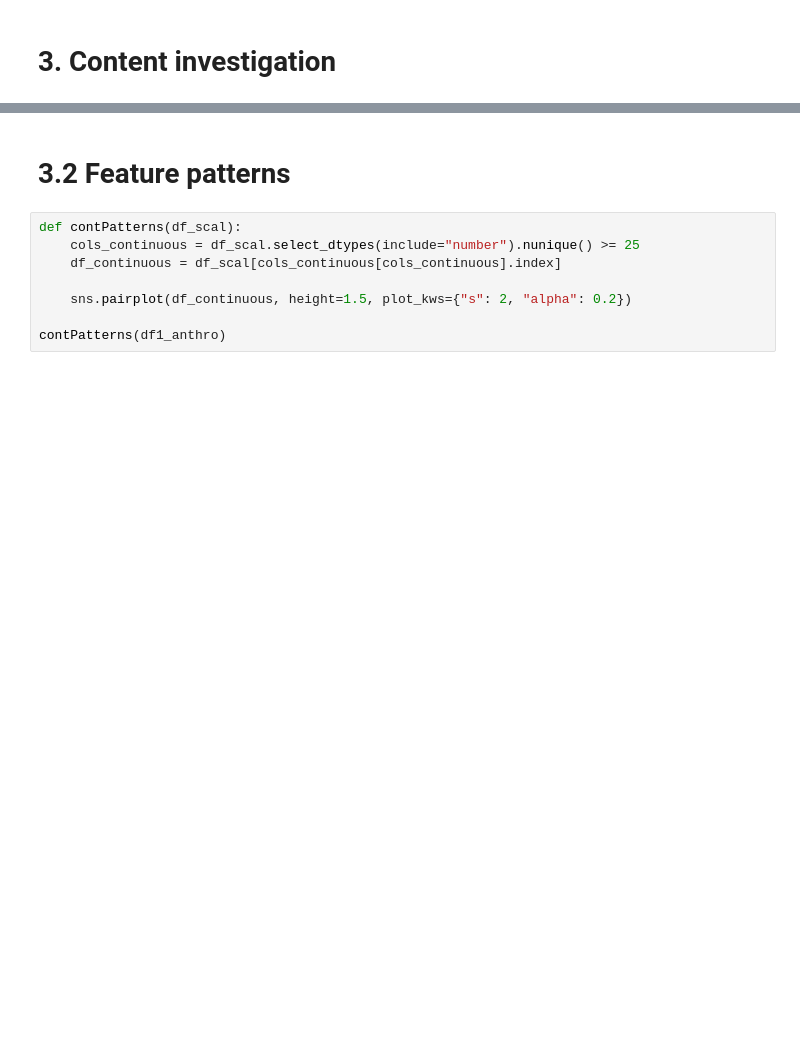
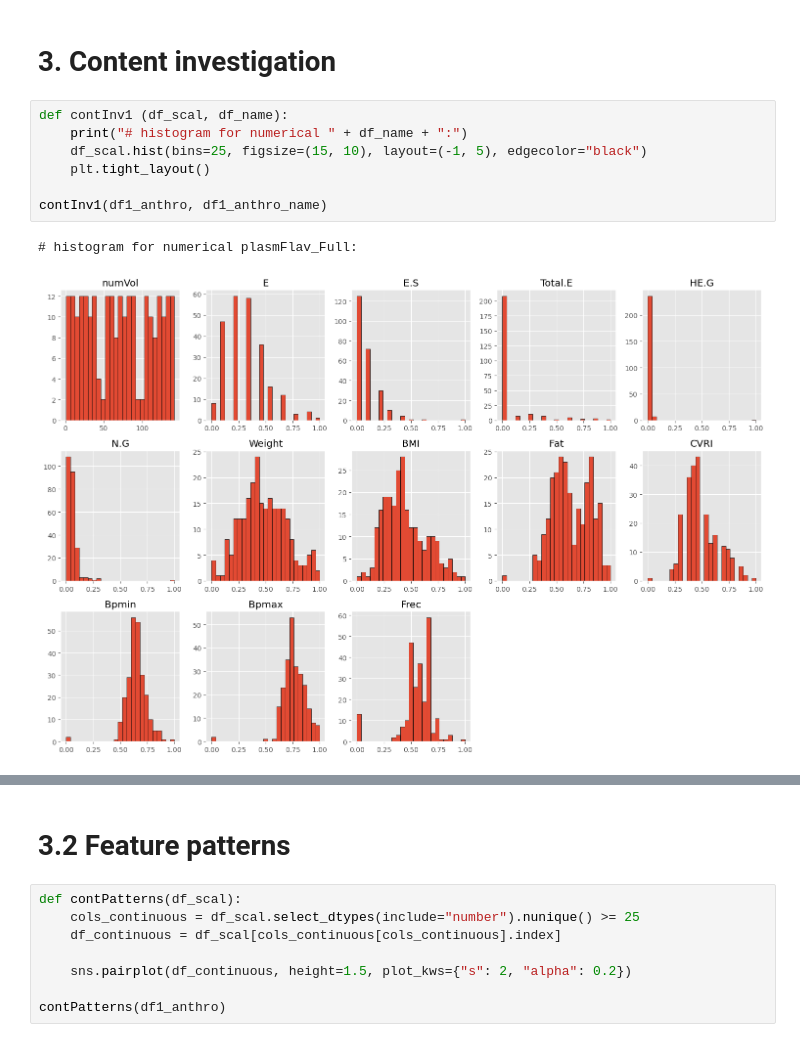
Before and after one commit to dhprieto/thirdArt, a Jupyter notebook: EDA2.ipynb, the cells around one changed output, grey strips where cells are left out. Drawn from its saved outputs; the diff is of its cells as text; blank space fills up the shorter version.

```diff
--- a/EDA2.ipynb
+++ b/EDA2.ipynb
@@ -126,3 +144,13 @@ You seem to have 0 duplicates in your database.
 # %% [markdown]
 # 3. Content investigation
+# %%
+def contInv1 (df_scal, df_name):
+    print("# histogram for numerical " + df_name + ":")
+    df_scal.hist(bins=25, figsize=(15, 10), layout=(-1, 5), edgecolor="black")
+    plt.tight_layout()
+
+contInv1(df1_anthro, df1_anthro_name)
+# %% [output]
+# histogram for numerical plasmFlav_Full:
+[figure, added]
 # %%
```
Also changed, not shown: parts of 8 cells of this notebook.
